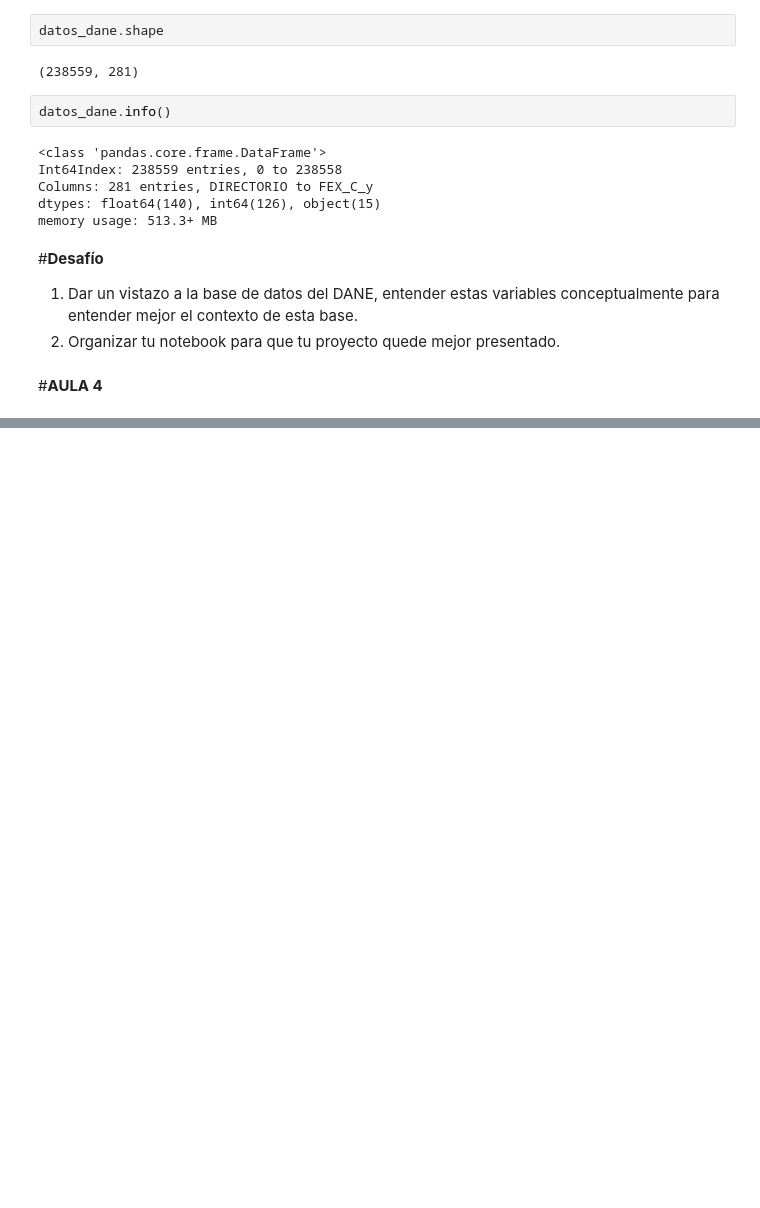
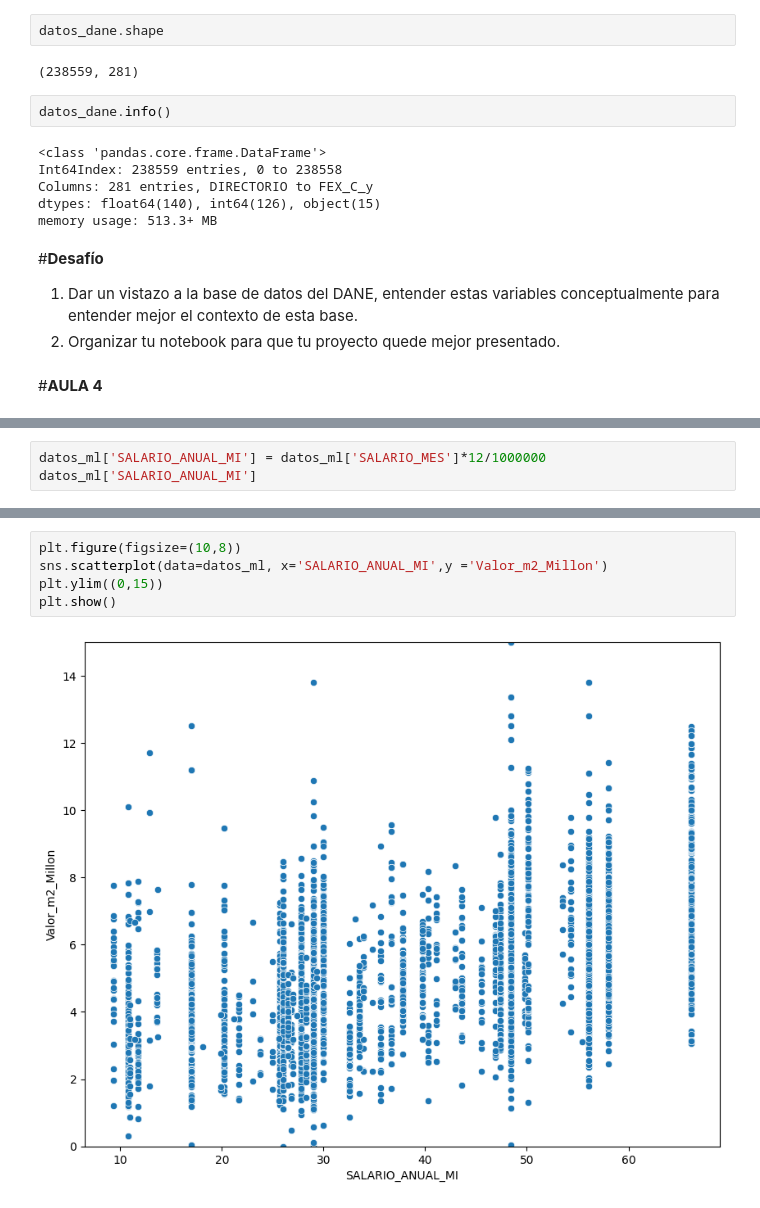
Before and after one commit to fernanp23/InmersionDeDatos, a Jupyter notebook: inmersion_de_datos.ipynb, the cells around one changed output, grey strips where cells are left out. Saved outputs shown, nothing was run; the diff lists cells and outputs as text; blank space fills up the shorter version.

```diff
--- a/inmersion_de_datos.ipynb
+++ b/inmersion_de_datos.ipynb
@@ -744,0 +1030,3 @@ memory usage: 513.3+ MB
+# %%
+datos_ml['SALARIO_ANUAL_MI'] = datos_ml['SALARIO_MES']*12/1000000
+datos_ml['SALARIO_ANUAL_MI']
@@ -744,0 +1046,7 @@ memory usage: 513.3+ MB
+# %%
+plt.figure(figsize=(10,8))
+sns.scatterplot(data=datos_ml, x='SALARIO_ANUAL_MI',y ='Valor_m2_Millon')
+plt.ylim((0,15))
+plt.show()
+# %% [output]
+[figure, added]
```
Also changed, not shown: parts of 41 cells of this notebook.
